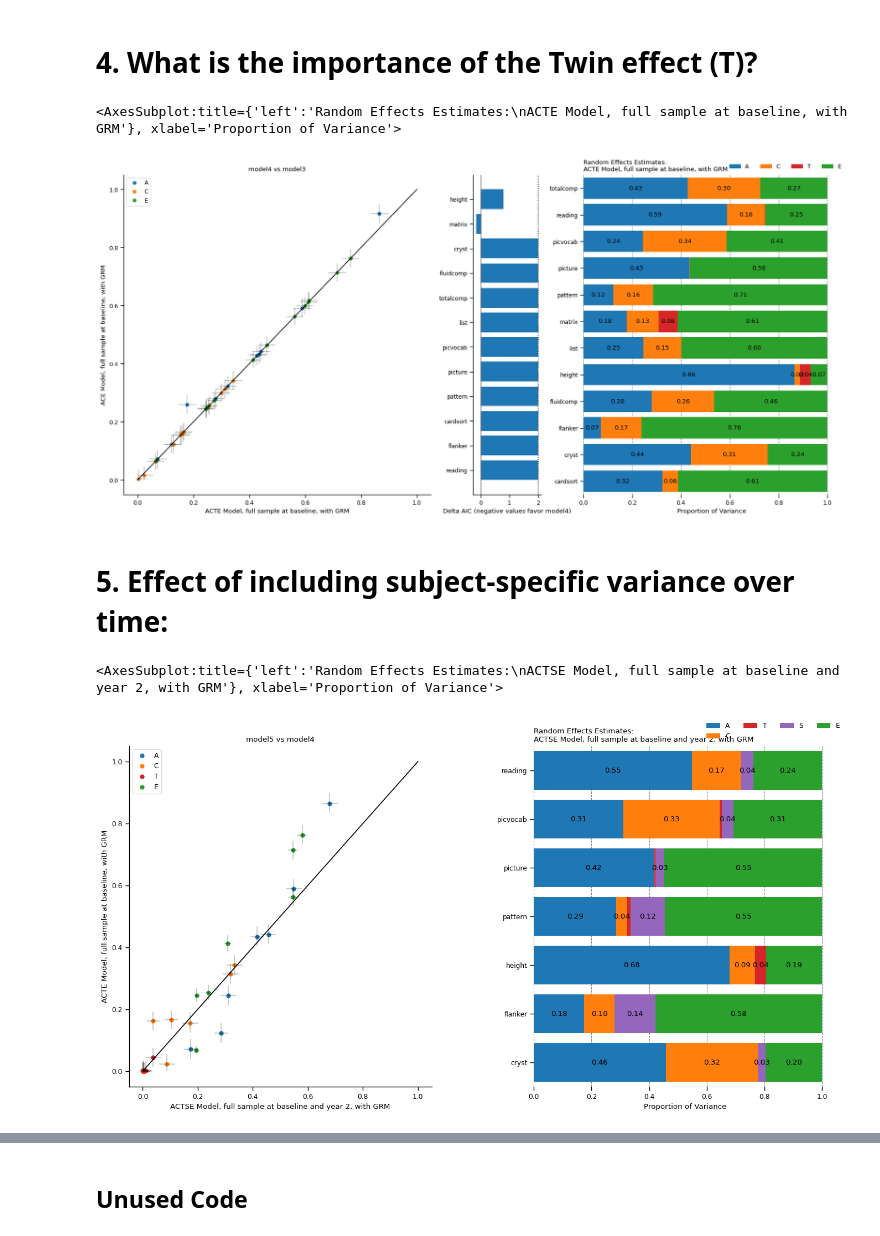
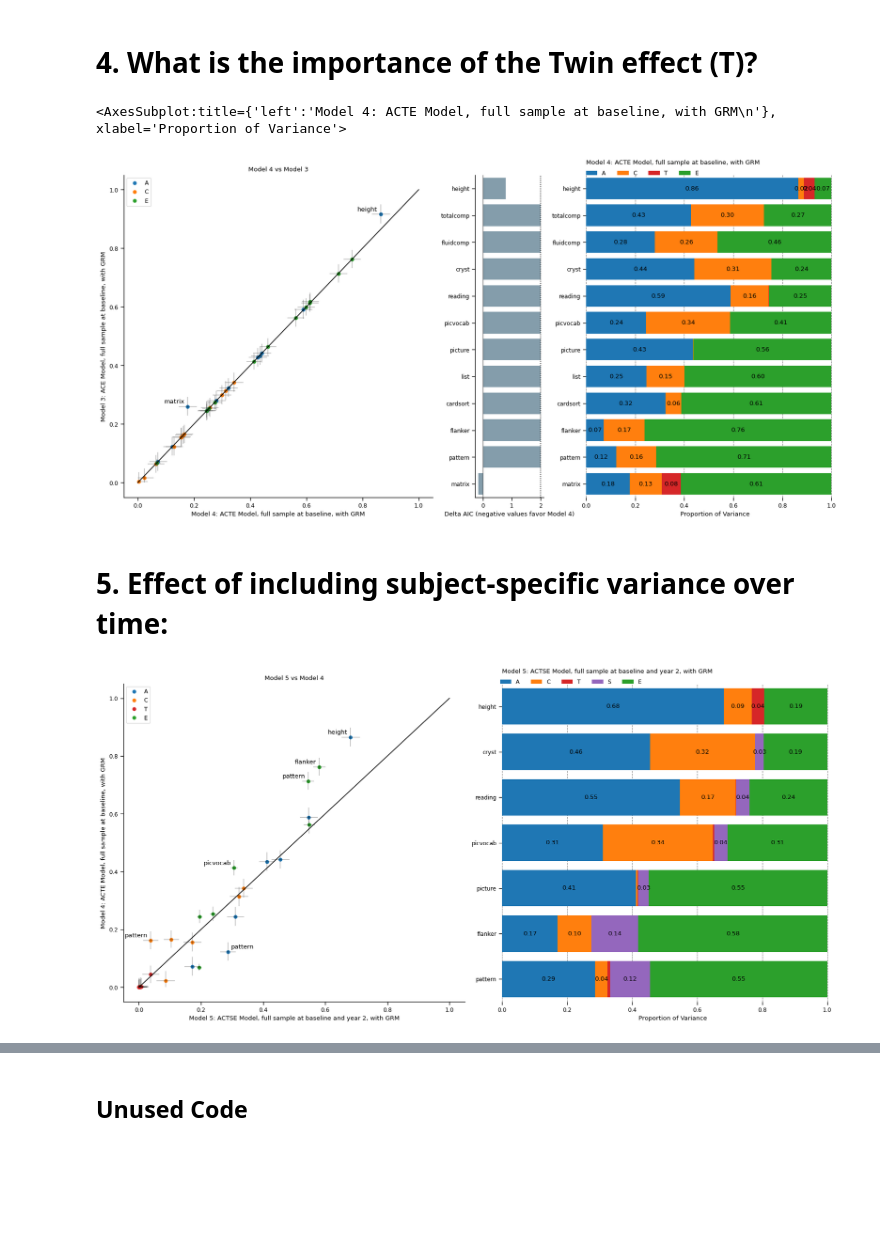
Before and after one commit to dmysmith/random_effects, a Jupyter notebook: behavioral/scripts/visualize_python.ipynb, the cells around one changed output, grey strips where cells are left out. Saved outputs shown, nothing was run; the diff lists cells and outputs as text; code cells hidden in the pictures; blank space fills up the shorter version.

Commit message:
create figures for ABCD meeting

```diff
--- a/behavioral/scripts/visualize_python.ipynb
+++ b/behavioral/scripts/visualize_python.ipynb
@@ -28,10 +28,10 @@ models['RandomEffects'] = RandomEffects
 models['y2_only'] = [False, False, False, False, True, False, False, True, False, \
                      False, False, False, True, True, True, True]
 # %%
-baseline_phenos = ["reading", "flanker", "cardsort", "pattern", "picture", "picvocab", \
-                   "list", "totalcomp", "fluidcomp", "cryst", "matrix", "height"]
+baseline_phenos = ["matrix", "pattern", "flanker",  "cardsort", "list", "picture", \
+                   "picvocab", "reading", "cryst", "fluidcomp", "totalcomp", "height"]
 
-y2_phenos = ["picvocab", "flanker", "pattern", "picture", "reading", "cryst", "height"]
+y2_phenos = ["pattern", "flanker", "picture", "picvocab", "reading", "cryst", "height"]
 # %%
 models
 # %% [output]
@@ -126,6 +126,11 @@ mxloglik = pd.read_csv(mxloglik_file)
 openmx = pd.concat([mxa, mxc, mxe])
 sig2mat.append(openmx)
 
-model.append(openmx_results.rename(columns={"openmx_loglik": "logLikvec"}))
+model.append(mxloglik.rename(columns={"openmx_loglik": "logLikvec"}))
+# %%
+models['name'] = ['Model ' + str(i+1) for i in range(len(models))]
+# models[models['shortname'] == 'openmx']['name'] = 'Model 1'
+
+models.at[(models.index[models['shortname'] == 'openmx'].tolist()[0]),'name']='Model 1'
 # %%
 # function to compare two models
@@ -220,7 +266,7 @@ def stacked_bar(model_name, sig2mat_list, models, ax = None):
     """
     i = models.index[models['shortname'] == model_name].tolist()[0]
 
-    df = sig2mat_list[i][['est', 'pheno', 'param']].pivot(index='pheno', columns='param', values='est')
+    df = pd.pivot_table(sig2mat_list[i][['est', 'pheno', 'param']], values='est', index=['pheno'], columns=['param'], sort=False)
 
     fields = [j[0] for j in models['RandomEffects'][i]]
     labels = ['C' if item == 'F' else item for item in fields]
@@ -255,14 +301,16 @@ def stacked_bar(model_name, sig2mat_list, models, ax = None):
 #         left = left + df[fields[idx]]
 
     # title, legend, labels
-    ax.set_title('Random Effects Estimates:\n' + models['title'][i], loc='left')
+#     ax.set_title('Random Effects Estimates:\n' + models['title'][i], loc='left')
+    ax.set_title(models['name'][i] + ': ' + models['title'][i] + '\n', loc='left')
     ax.set_xlabel('Proportion of Variance')
 
     #add legend to plot
 #     plt.legend([handles[idx] for idx in order],[labels[idx] for idx in order])
 #     plt.legend([labels[idx] for idx in order], bbox_to_anchor=([0.55, 1, 0, 0]), ncol = 4, frameon=False)
 
-    ax.legend(labels, bbox_to_anchor=([0.55, 1, 0, 0]), ncol=4, frameon=False)
+#     ax.legend(labels, bbox_to_anchor=([0.55, 1, 0, 0]), ncol=4, frameon=False)
+    ax.legend(labels, loc = 'lower left', bbox_to_anchor=([-0.02, 0.98]), ncol=5, frameon=False)
 
     # remove spines
     ax.spines['right'].set_visible(False)
@@ -422,41 +501,43 @@ gs = GridSpec(nrows=1, ncols=3, width_ratios = [9,2,7.5])
 
 # Left axes
 ax0 = fig.add_subplot(gs[0, 0])
-compare_models("model4", "model3", sig2mat, models, ax=ax0)
+compare_models("model4", "model3", sig2mat, models, ax=ax0, lbl = 0.05)
 
 # Middle axes
 ax1=fig.add_subplot(gs[0,1])
 plot_aic("model4", "model3", model, models, baseline_phenos, label =2)
 
 # Right axes
-ax2=fig.add_subplot(gs[0, 2])
+ax2=fig.add_subplot(gs[0, 2], sharey=ax1)
 stacked_bar("model4", sig2mat, models, ax=ax2)
 # %% [output]
-<AxesSubplot:title={'left':'Random Effects Estimates:\nACTE Model, full sample at baseline, with GRM'}, xlabel='Proportion of Variance'>
+<AxesSubplot:title={'left':'Model 4: ACTE Model, full sample at baseline, with GRM\n'}, xlabel='Proportion of Variance'>
-[figure, old version]
+[figure, new version]
 # %% [markdown]
 # 5. Effect of including subject-specific variance over time:
 # %%
 # compare_models("model5", "model4", sig2mat, models)
 
 # stacked_bar("model5", sig2mat, models)
 
 # Setting up the plot surface
 fig = plt.figure(figsize=(16.5,8))
-gs = GridSpec(nrows=1, ncols=3, width_ratios = [8,0.5,8])
+gs = GridSpec(nrows=1, ncols=2)
 
 # Left axes
 ax0 = fig.add_subplot(gs[0, 0])
-compare_models("model5", "model4", sig2mat, models, ax=ax0)
+compare_models("model5", "model4", sig2mat, models, ax=ax0, lbl = [("height", "A"),("pattern", "A"),
+                                                                   ("pattern", "C"),("flanker", "E"),
+                                                                   ("pattern", "E"),("picvocab", "E")])
 
 # skipping AIC because samples are different
 
 # Right axes
-ax2=fig.add_subplot(gs[0, 2])
+ax2=fig.add_subplot(gs[0, 1])
 stacked_bar("model5", sig2mat, models, ax=ax2)
+fig.tight_layout()
 # %% [output]
-<AxesSubplot:title={'left':'Random Effects Estimates:\nACTSE Model, full sample at baseline and year 2, with GRM'}, xlabel='Proportion of Variance'>
-[figure, old version]
+[figure, new version]
 # %%
 # compare_models("model5", "s1_assigngrm_m5", sig2mat, models)
 
```
Also changed, not shown: parts of 20 cells of this notebook.
